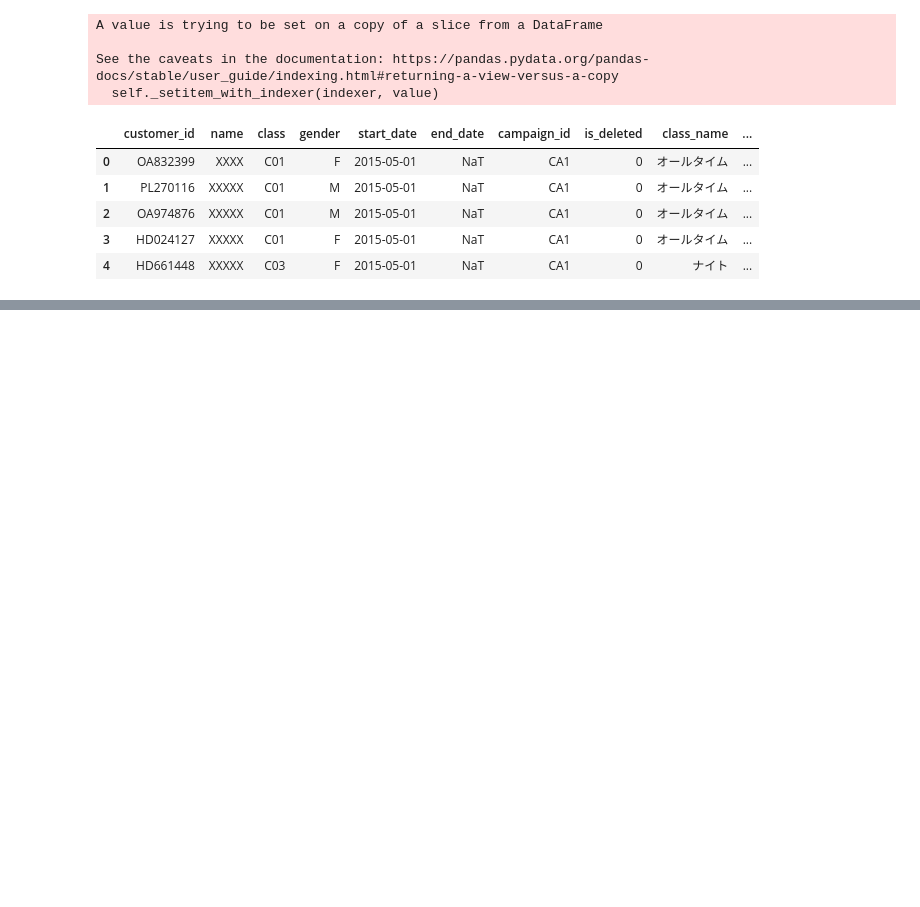
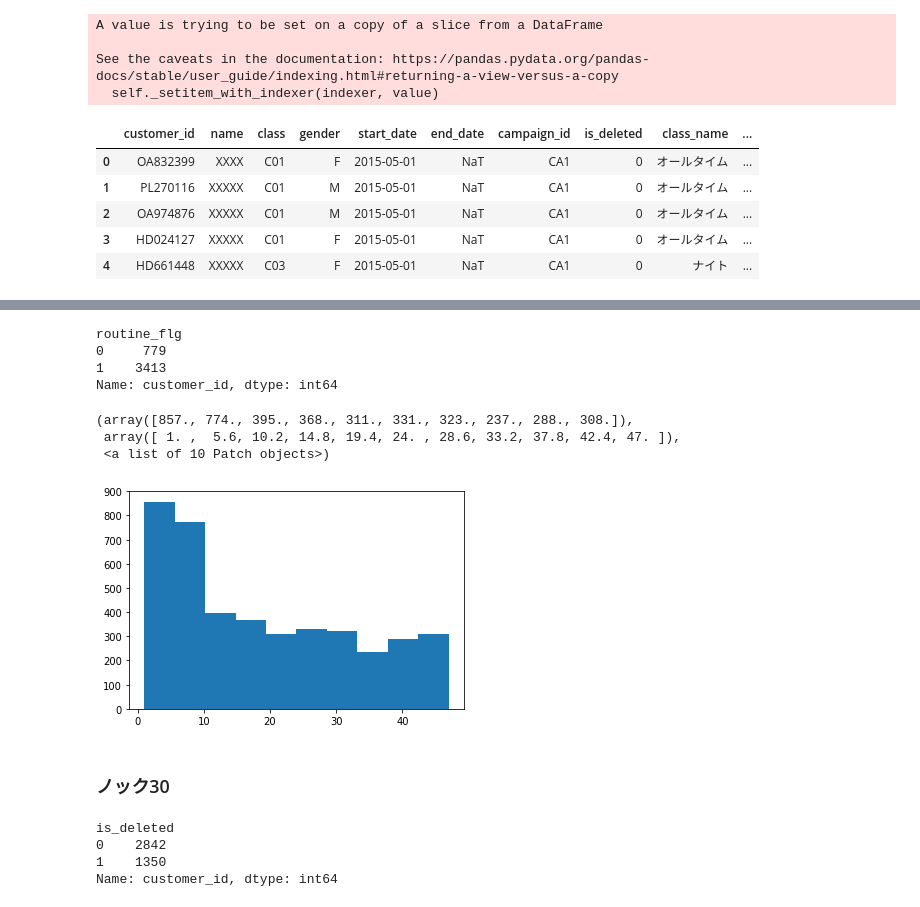
Before and after one commit to Kosuke-Yanai/KY, a Jupyter notebook: Python/Python_実践データ分析_100本ノック/Round2/knock_021-030.ipynb, the cells around one changed output, grey strips where cells are left out. Drawn from its saved outputs; the diff is of its cells as text; code cells hidden in the pictures; blank space fills up the shorter version.

```diff
--- a/Python/Python_実践データ分析_100本ノック/Round2/knock_021-030.ipynb
+++ b/Python/Python_実践データ分析_100本ノック/Round2/knock_021-030.ipynb
@@ -439,0 +435,4 @@ relativedelta(months=+1, days=+15)
+# %%
+customer_join = pd.merge(customer_join, uselog_customer, on="customer_id", how="left")
+customer_join = pd.merge(uselog_join, uselog_weekday, on="customer_id", how="left")
+customer_join.head()
@@ -439,0 +458,28 @@ relativedelta(months=+1, days=+15)
+# %%
+del customer_join["routine_flg_x"]
+customer_join.rename(columns={"routine_flg_y":"routine_flg"}, inplace=True)
+# %%
+customer_join.groupby("routine_flg").count()["customer_id"]
+# %% [output]
+routine_flg
+0     779
+1    3413
+Name: customer_id, dtype: int64
+# %%
+import matplotlib.pyplot as plt
+%matplotlib inline
+plt.hist(customer_join["membership_period_monthes"])
+# %% [output]
+(array([857., 774., 395., 368., 311., 331., 323., 237., 288., 308.]),
+ array([ 1. ,  5.6, 10.2, 14.8, 19.4, 24. , 28.6, 33.2, 37.8, 42.4, 47. ]),
+ <a list of 10 Patch objects>)
+[figure, added]
+# %% [markdown]
+### ノック30
+# %%
+customer_join.groupby("is_deleted").count()["customer_id"]
+# %% [output]
+is_deleted
+0    2842
+1    1350
+Name: customer_id, dtype: int64
```
Also changed, not shown: parts of 8 cells of this notebook, 2 other files.
